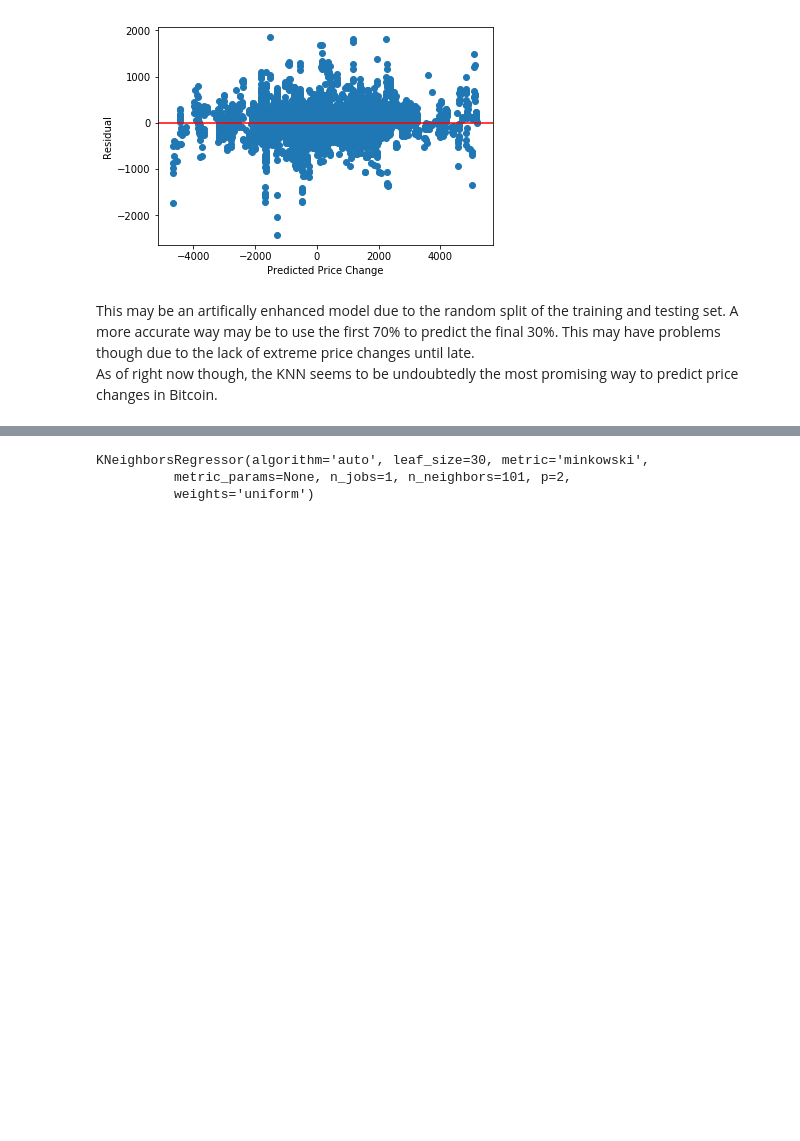
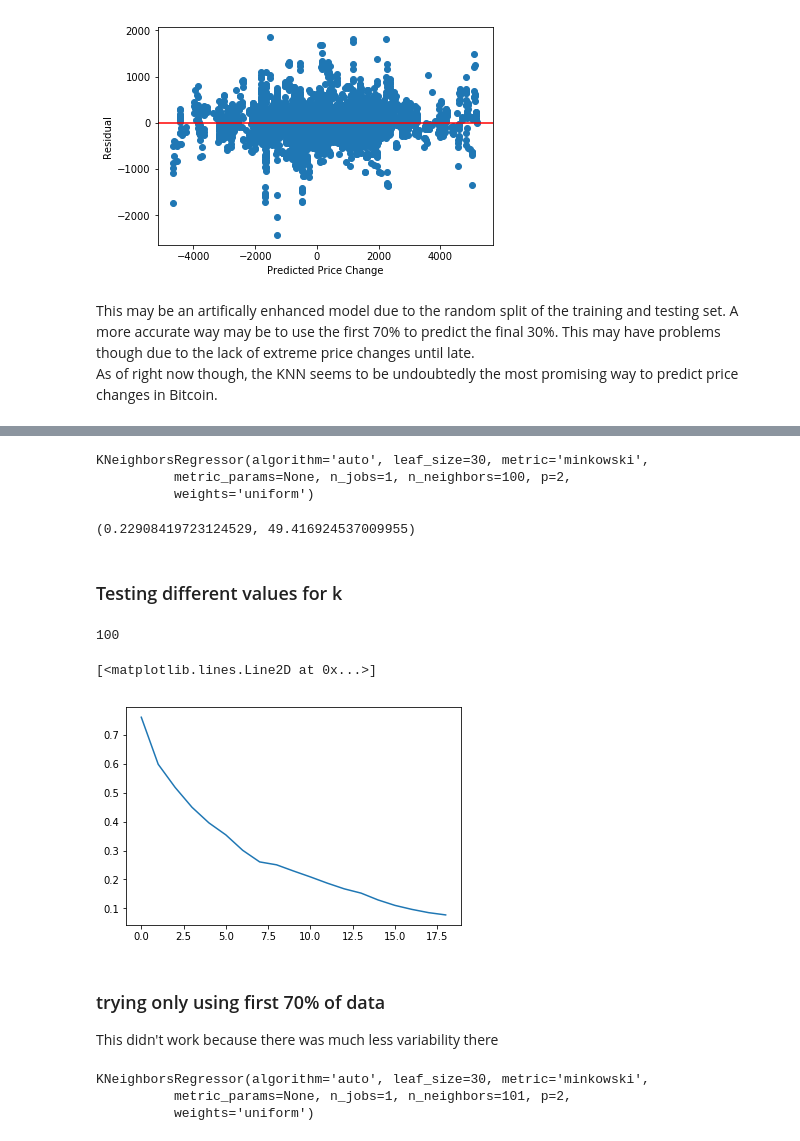
Before and after one commit to AugieDoebling/DigitalCurrencies-SeniorProject, a Jupyter notebook: TwitterDataCollection/ModelBuilding1.ipynb, the cells around one changed output, grey strips where cells are left out. Cells and saved outputs as stored; diff of their text form; code cells hidden in the pictures; blank space fills up the shorter version.

```diff
--- a/TwitterDataCollection/ModelBuilding1.ipynb
+++ b/TwitterDataCollection/ModelBuilding1.ipynb
@@ -145,3 +147,61 @@ As of right now though, the KNN seems to be undoubtedly the most promising way t
+# %%
+dummy_df2 = helpers.create_rolling_sums(sentiment,[1440,2880,4320])
+
+## create price changes for certain time periods in advance
+dummy_df2['price_change_1day'] = (dummy_df2['price'].shift(-1440) - dummy_df2['price']).fillna(method = 'ffill')
+dummy_df2['price_change_2days'] = (dummy_df2['price'].shift(-2880) - dummy_df2['price']).fillna(method = 'ffill')
+dummy_df2['price_change_3days'] = (dummy_df2['price'].shift(-4320) - dummy_df2['price']).fillna(method = 'ffill')
+
+dummy_df2 = dummy_df2[dummy_df['key']%60 == 0]
+
+## divide into the training and testing set
+x_vars = ['count','favorites','retweets','avg_sentiment',
+          'sum1440_count','sum1440_favorites','sum1440_retweets','sum1440_avg_sentiment',
+          'sum2880_count','sum2880_favorites','sum2880_retweets','sum2880_avg_sentiment',
+          'sum4320_count','sum4320_favorites','sum4320_retweets','sum4320_avg_sentiment',
+          'Sunday','Monday','Tuesday','Wednesday','Thursday','Friday','Saturday','Sunday']
+y_var = 'price_change_1day'
+
+dummy_df2 = dummy_df2.sample(frac = 1)
+n = int(0.75 * len(dummy_df2))
+train = dummy_df2[:n]
+test = dummy_df2[n:]
+x_train = train[x_vars]
+x_test = test[x_vars]
+
+y_train = train[y_var]
+y_test = test[y_var]
+# %%
+knn_reg = KNeighborsRegressor(n_neighbors = 100)
+knn_reg.fit(x_train,y_train)
+# %% [output]
+KNeighborsRegressor(algorithm='auto', leaf_size=30, metric='minkowski',
+          metric_params=None, n_jobs=1, n_neighbors=100, p=2,
+          weights='uniform')
+# %%
+knn_reg.score(x_test,y_test),np.mean(y_test)
+# %% [output]
+(0.22908419723124529, 49.416924537009955)
+# %% [markdown]
+### Testing different values for k
+# %%
+all_scores = []
+for k in range(10,200,10):
+    if k%100 == 0:
+        print (k)
+    knn_reg = KNeighborsRegressor(n_neighbors = k)
+    knn_reg.fit(x_train,y_train)
+    all_scores.append(knn_reg.score(x_test,y_test))
+# %% [output]
+100
+# %%
+plt.plot(all_scores)
+# %% [output]
+[<matplotlib.lines.Line2D at 0x...>]
+[figure, added]
+# %% [markdown]
+### trying only using first 70% of data
+This didn't work because there was much less variability there
 # %%
 ## divide into the training and testing set
 dummy_df = helpers.create_rolling_sums(sentiment,[1440,2880,4320])
```
Also changed, not shown: parts of 1 cell of this notebook.
